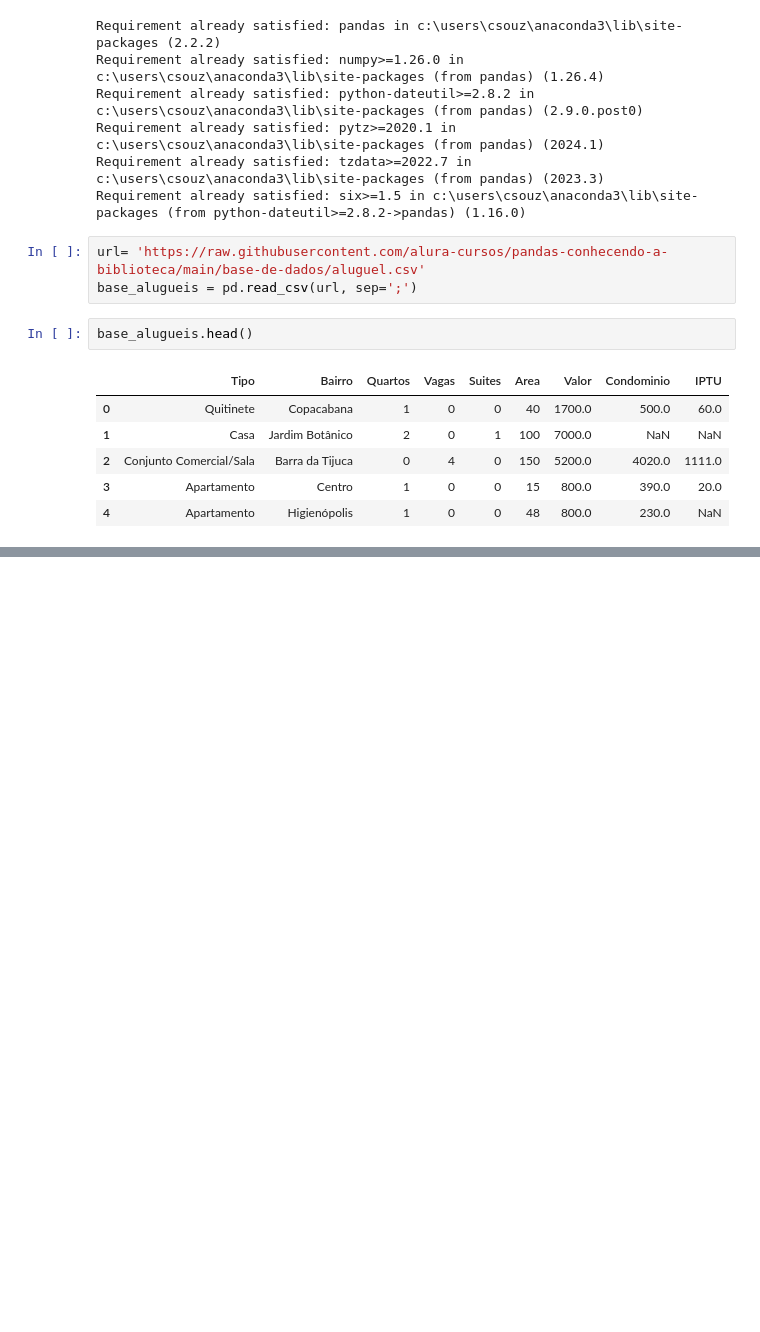
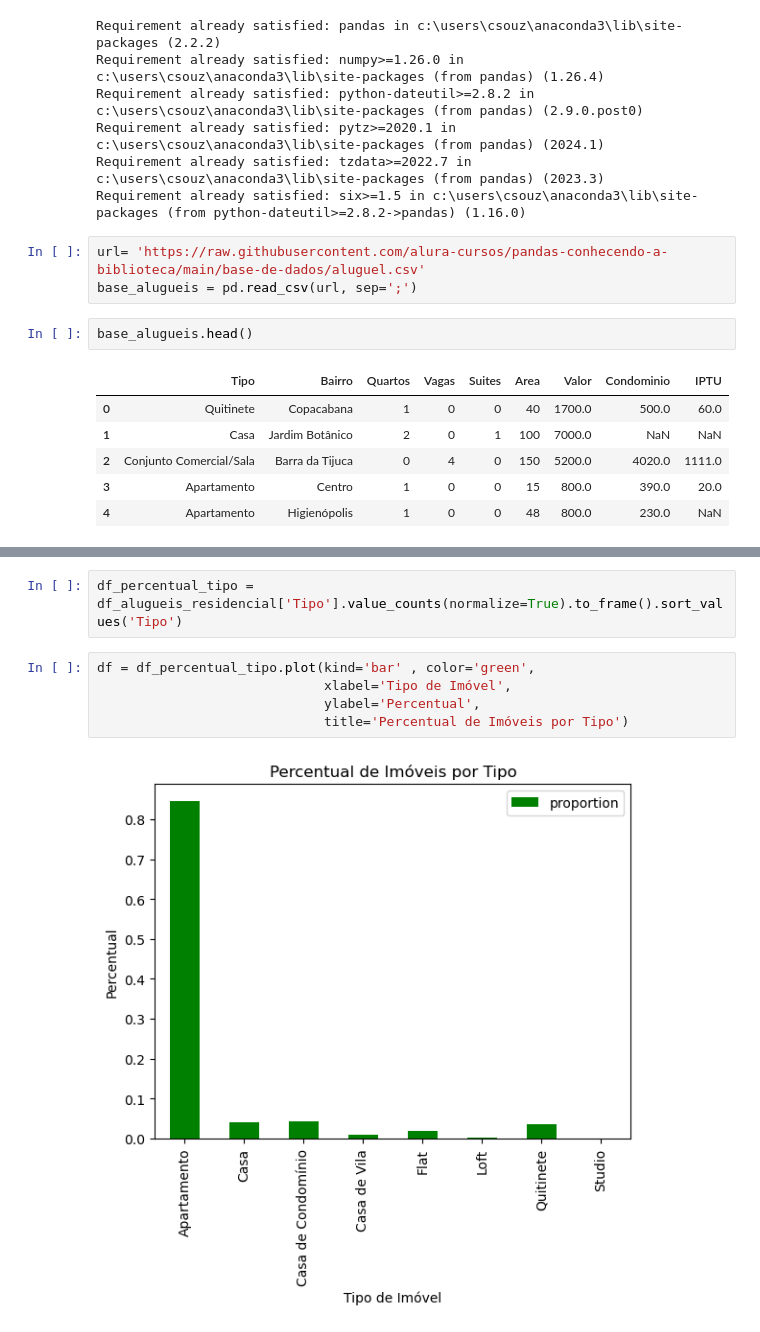
Before and after one commit to anselmoaxo/pandas-lab, a Jupyter notebook: laboratorio_pandas/notebooks/conhecendo_pandas.ipynb, the cells around one changed output, grey strips where cells are left out. Saved outputs shown, nothing was run; the diff lists cells and outputs as text; blank space fills up the shorter version.

```diff
--- a/laboratorio_pandas/notebooks/conhecendo_pandas.ipynb
+++ b/laboratorio_pandas/notebooks/conhecendo_pandas.ipynb
@@ -24,0 +220,9 @@ base_alugueis.head()
+# %%
+df_percentual_tipo = df_alugueis_residencial['Tipo'].value_counts(normalize=True).to_frame().sort_values('Tipo')
+# %%
+df = df_percentual_tipo.plot(kind='bar' , color='green',
+                             xlabel='Tipo de Imóvel',
+                             ylabel='Percentual',
+                             title='Percentual de Imóveis por Tipo')
+# %% [output]
+[figure, added]
```
Also changed, not shown: parts of 22 cells of this notebook.
